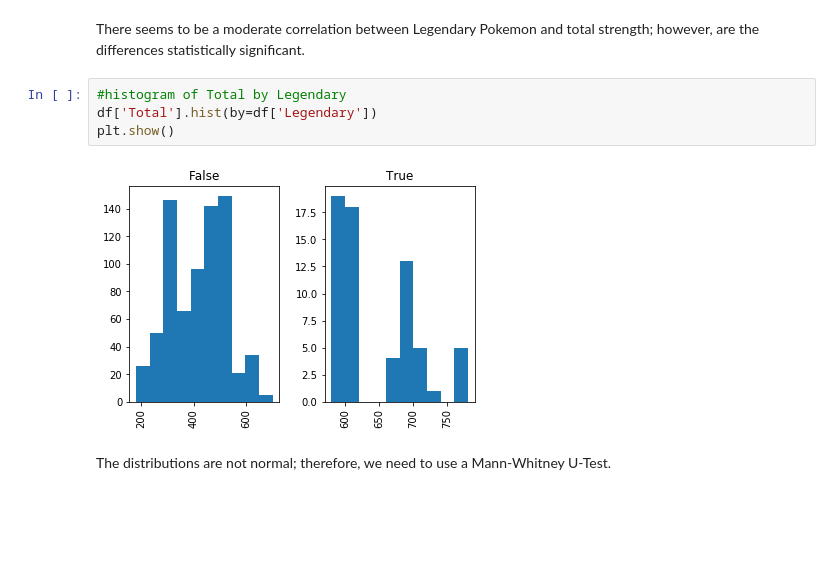
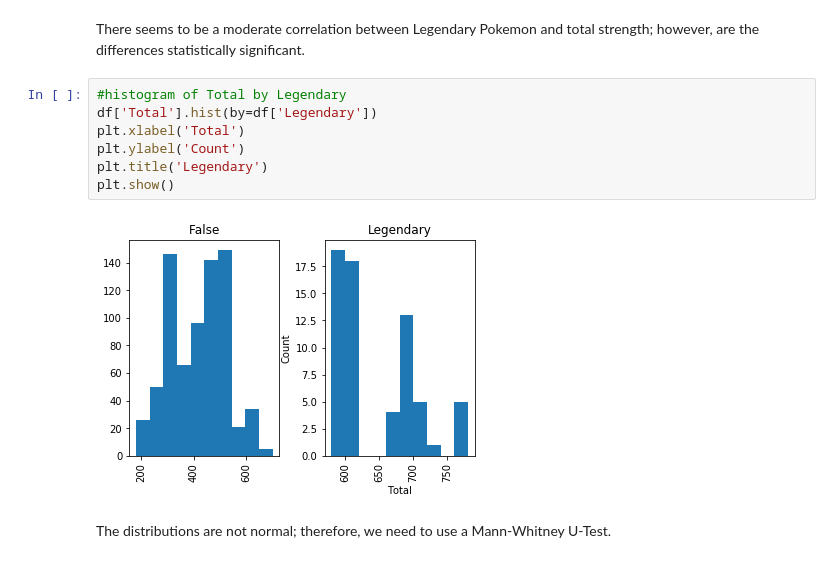
Before and after one commit to jessica-n/data-science-projects, a Jupyter notebook: Thinkful - Capstone Analytic Report and Research Proposal/Capstone Analytic Report and Research Proposal.ipynb, the cells around one changed output. Saved outputs shown, nothing was run; the diff lists cells and outputs as text; blank space fills up the shorter version.

Commit message:
Added images and labels to graphs

```diff
--- a/Thinkful - Capstone Analytic Report and Research Proposal/Capstone Analytic Report and Research Proposal.ipynb
+++ b/Thinkful - Capstone Analytic Report and Research Proposal/Capstone Analytic Report and Research Proposal.ipynb
@@ -204,9 +220,12 @@ There seems to be a moderate correlation between Legendary Pokemon and total str
 # %%
 #histogram of Total by Legendary
 df['Total'].hist(by=df['Legendary'])
+plt.xlabel('Total')
+plt.ylabel('Count')
+plt.title('Legendary')
 plt.show()
 # %% [output]
-[figure, old version]
+[figure, new version]
 # %% [markdown]
 The distributions are not normal; therefore, we need to use a Mann-Whitney U-Test.
 # %%
```
Also changed, not shown: parts of 9 cells of this notebook, 3 other files.
